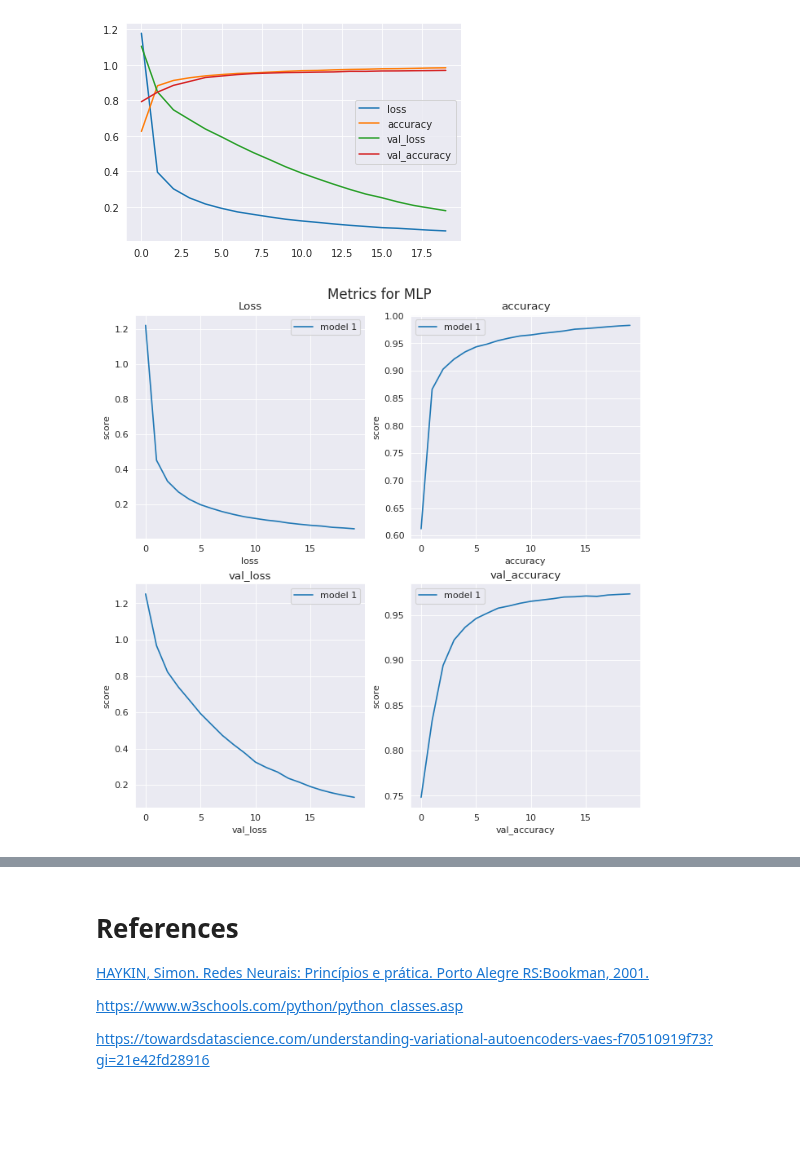
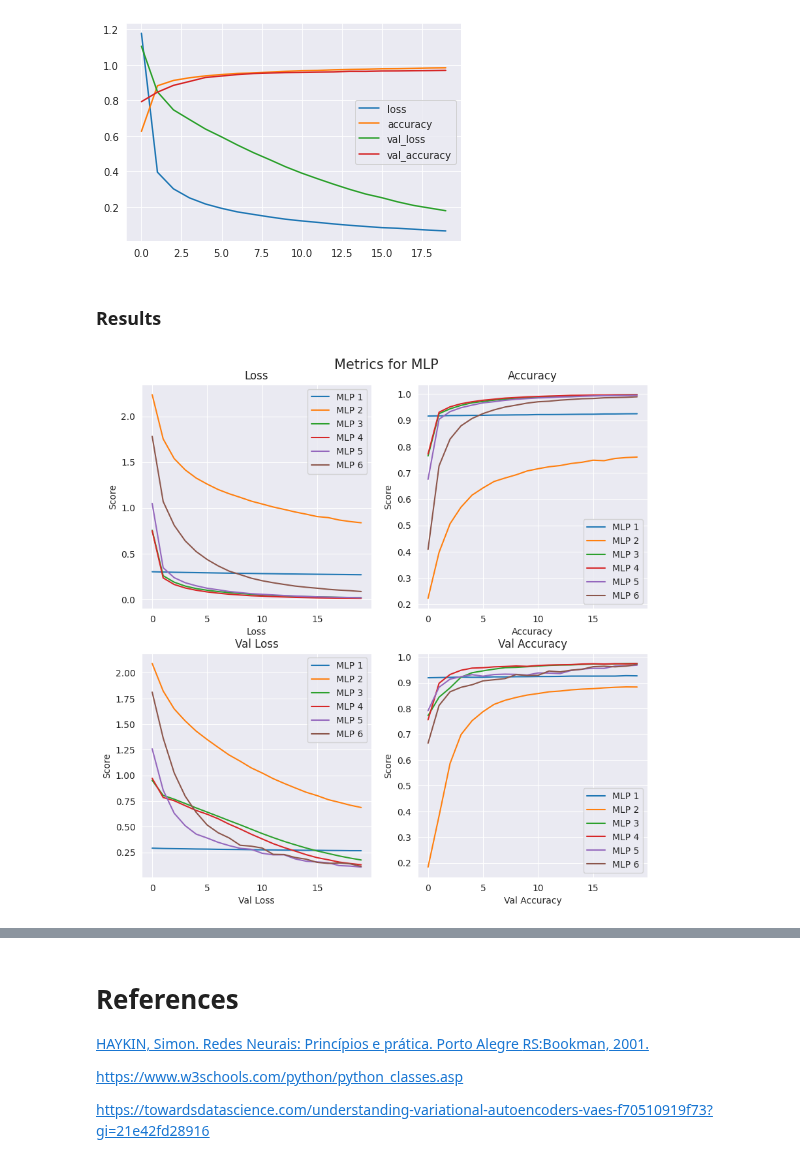
Before and after one commit to barauna-lo/Neurocomputing, a Jupyter notebook: Project_04_CNN.ipynb, the cells around one changed output, grey strips where cells are left out. Saved outputs shown, nothing was run; the diff lists cells and outputs as text; code cells hidden in the pictures; blank space fills up the shorter version.

```diff
--- a/Project_04_CNN.ipynb
+++ b/Project_04_CNN.ipynb
@@ -293,9 +731,9 @@ for i in range(len(models)):
 # %%
-model_name = ['model 1','model 2','model 3','model 4','model 5','model 6']
+
 for i in range(len(models)):
   print(model_name[i])
-  print("Test loss:", score[i][0])
-  print("Test accuracy:", score[i][1])
+  print("Test loss:", score_cnn[i][0])
+  print("Test accuracy:", score_cnn[i][1])
 # %% [output]
 model 1
 Test loss: 0.05025001987814903
@@ -375,6 +815,10 @@ import tensorflow as tf
 #reshapinh data for the MLP models
 X_train = x_train.reshape(x_train.shape[0], 28, 28)
 Y_train = np.argmax(y_train, 1) # Decode labels
+
+X_test = x_test.reshape(x_test.shape[0], 28, 28)
+Y_test = np.argmax(y_test, 1) # Decode labels
+
 
 learning_rate = 0.001
 epochs = 20
@@ -476,0 +924,9 @@ Epoch 20/20
+# %%
+score_mlp = []
+for i in range(len(model_mlp)):
+  score_mlp.append(model_mlp[i].evaluate(X_test, Y_test, verbose=0))
+
+for i in range(len(models)):
+  print(model_mlp_name[i])
+  print("Test loss:", score_mlp[i][0])
+  print("Test accuracy:", score_mlp[i][1])
@@ -484,46 +959,43 @@ hist2.plot()
 [figure]
 [figure]
 [figure]
+# %% [markdown]
+### Results
 # %%
-models_mlp = [model_mlp_1]
-history_mll = [history_mpl_1]
-
-#history_mpl[0].history
-
-model_name = ['model 1','model 2','model 3','model 4','model 5','model 6']
-
-fig = plt.figure(figsize=(10, 10),dpi=80) # Set Figure
+fig = plt.figure(figsize=(10, 10),dpi=100) # Set Figure
 plt.suptitle('Metrics for MLP',  y=0.90, horizontalalignment='center', verticalalignment='bottom', fontsize = 15)
 plt.subplot(2,2,1)
-for i in range(len(models_mlp)): plt.plot(history_mpl[i].history['loss'],label=model_name[i])
-plt.xlabel('loss')
-plt.ylabel('score')
+for i in range(len(model_mlp)): plt.plot(history_mlp[i].history['loss'],label=model_mlp_name[i])
+plt.xlabel('Loss')
+plt.ylabel('Score')
 plt.title('Loss')
 plt.legend()
 
 plt.subplot(2,2,2)
-for i in range(len(models_mlp)): plt.plot(history_mpl[i].history['accuracy'],label=model_name[i])
-plt.xlabel('accuracy')
-plt.ylabel('score')
-plt.title('accuracy')
+for i in range(len(model_mlp)): plt.plot(history_mlp[i].history['accuracy'],label=model_mlp_name[i])
+plt.xlabel('Accuracy')
+plt.ylabel('Score')
+plt.title('Accuracy')
 plt.legend()
 
 plt.subplot(2,2,3)
-for i in range(len(models_mlp)): plt.plot(history_mpl[i].history['val_loss'],label=model_name[i])
-plt.xlabel('val_loss')
-plt.ylabel('score')
-plt.title('val_loss')
+for i in range(len(model_mlp)): plt.plot(history_mlp[i].history['val_loss'],label=model_mlp_name[i])
+plt.xlabel('Val Loss')
+plt.ylabel('Score')
+plt.title('Val Loss')
 plt.legend()
 
 plt.subplot(2,2,4)
-for i in range(len(models_mlp)): plt.plot(history_mpl[i].history['val_accuracy'],label=model_name[i])
-plt.xlabel('val_accuracy')
-plt.ylabel('score')
-plt.title('val_accuracy')
+for i in range(len(model_mlp)): plt.plot(history_mlp[i].history['val_accuracy'],label=model_mlp_name[i])
+plt.xlabel('Val Accuracy')
+plt.ylabel('Score')
+plt.title('Val Accuracy')
 plt.legend()
 
+plt.savefig(f'P4_Metrics_MLP.png',bbox_inches='tight')
+
 plt.show()
 # %% [output]
-[figure, old version]
+[figure, new version]
 # %%
 #y_test = np.argmax(y_test, 1) # Decode labels
```
Also changed, not shown: parts of 18 cells of this notebook.
